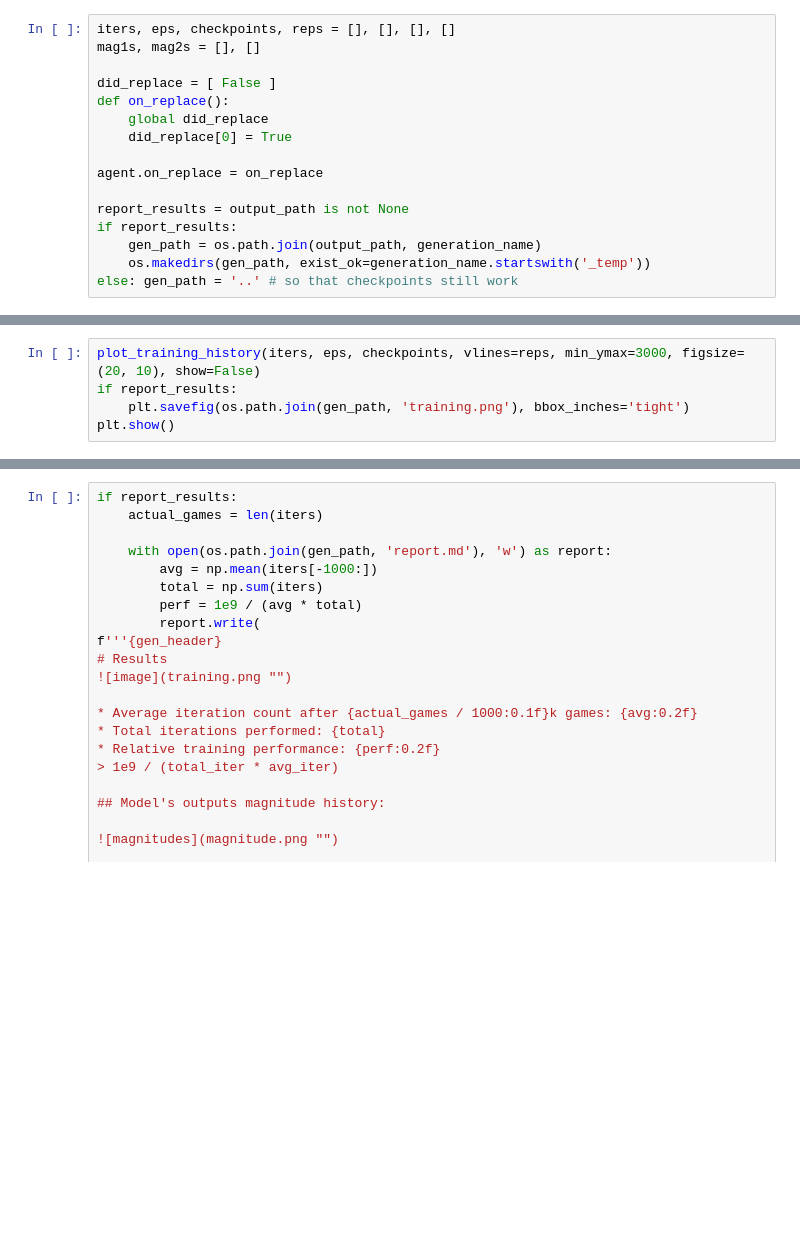
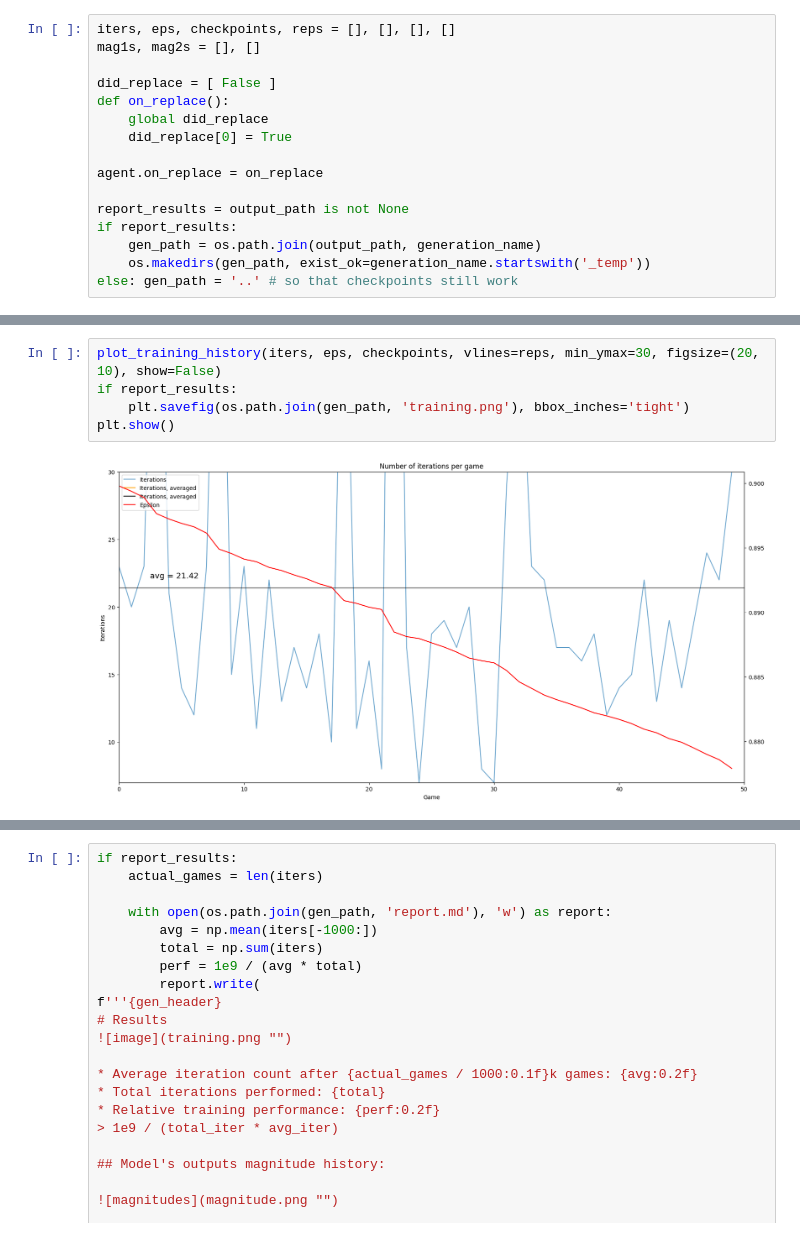
Before and after one commit to Sambura/DnD-RL-combat-agent, a Jupyter notebook: notebooks/model_proto.ipynb, the cells around one changed output, grey strips where cells are left out. Drawn from its saved outputs; the diff is of its cells as text; blank space fills up the shorter version.

```diff
--- a/notebooks/model_proto.ipynb
+++ b/notebooks/model_proto.ipynb
@@ -135,8 +159,10 @@ with tqdm(range(games), desc='Training', smoothing=0.1) as pbar:
 # %%
-plot_training_history(iters, eps, checkpoints, vlines=reps, min_ymax=3000, figsize=(20, 10), show=False)
+plot_training_history(iters, eps, checkpoints, vlines=reps, min_ymax=30, figsize=(20, 10), show=False)
 if report_results:
     plt.savefig(os.path.join(gen_path, 'training.png'), bbox_inches='tight')
 plt.show()
+# %% [output]
+[figure, added]
 # %%
 plt.plot(mag1s, label='coords')
 plt.plot(mag2s, label='action')
```
Also changed, not shown: parts of 15 cells of this notebook, 1 other file.
